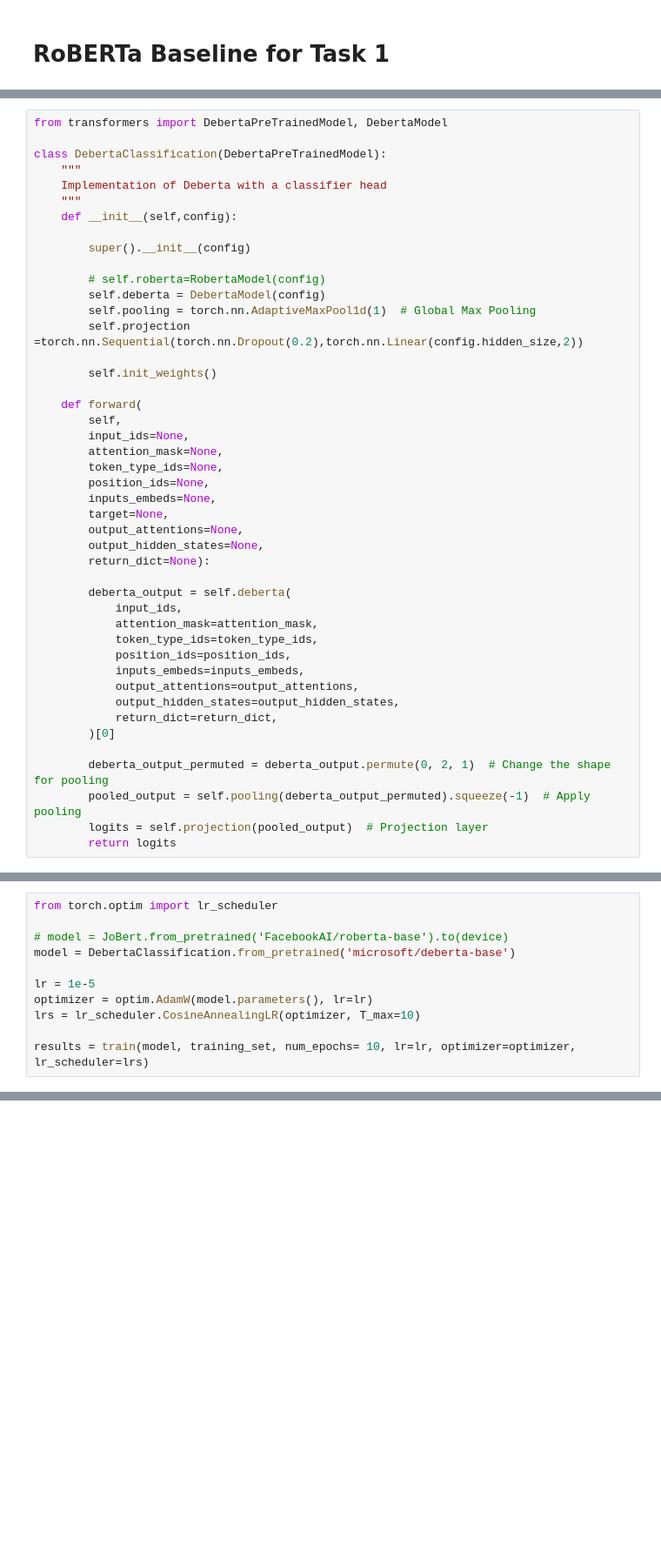
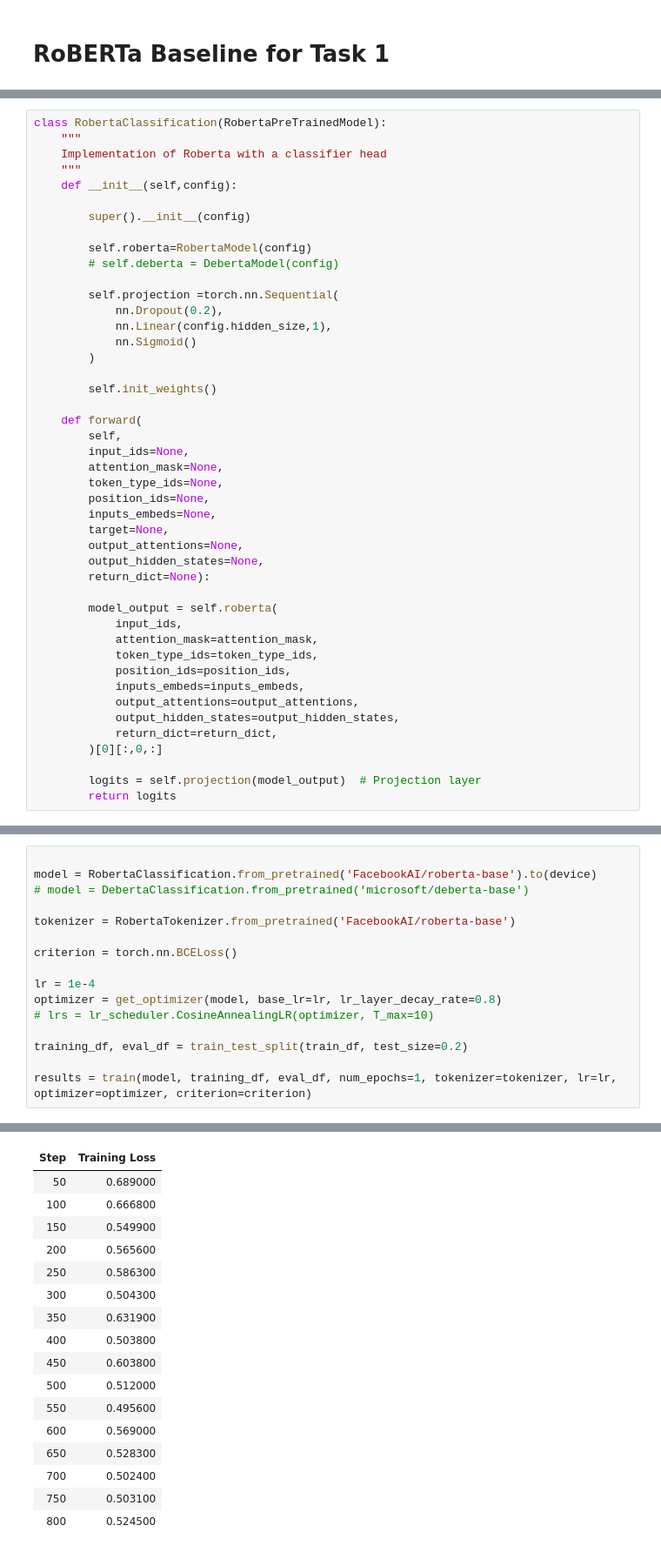
Before and after one commit to Etyl/pcl-detection, a Jupyter notebook: training.ipynb, the cells around one changed output, grey strips where cells are left out. Shown: that part at 87% size. Drawn from its saved outputs; the diff is of its cells as text; blank space fills up the shorter version.

```diff
--- a/training.ipynb
+++ b/training.ipynb
@@ -61,18 +85,20 @@ training_set
 # %%
-from transformers import DebertaPreTrainedModel, DebertaModel
-
-class DebertaClassification(DebertaPreTrainedModel):
+class RobertaClassification(RobertaPreTrainedModel):
     """
-    Implementation of Deberta with a classifier head
+    Implementation of Roberta with a classifier head
     """
     def __init__(self,config):
 
         super().__init__(config)
 
-        # self.roberta=RobertaModel(config)
-        self.deberta = DebertaModel(config)
-        self.pooling = torch.nn.AdaptiveMaxPool1d(1)  # Global Max Pooling
-        self.projection =torch.nn.Sequential(torch.nn.Dropout(0.2),torch.nn.Linear(config.hidden_size,2))
+        self.roberta=RobertaModel(config)
+        # self.deberta = DebertaModel(config)
+
+        self.projection =torch.nn.Sequential(
+            nn.Dropout(0.2),
+            nn.Linear(config.hidden_size,1),
+            nn.Sigmoid()
+        )
 
         self.init_weights()
 
@@ -88,7 +114,7 @@ class DebertaClassification(DebertaPreTrainedModel):
         output_hidden_states=None,
         return_dict=None):
 
-        deberta_output = self.deberta(
+        model_output = self.roberta(
             input_ids,
             attention_mask=attention_mask,
             token_type_ids=token_type_ids,
@@ -97,9 +123,7 @@ class DebertaClassification(DebertaPreTrainedModel):
             output_attentions=output_attentions,
             output_hidden_states=output_hidden_states,
             return_dict=return_dict,
-        )[0]
+        )[0][:,0,:]
 
-        deberta_output_permuted = deberta_output.permute(0, 2, 1)  # Change the shape for pooling
-        pooled_output = self.pooling(deberta_output_permuted).squeeze(-1)  # Apply pooling
-        logits = self.projection(pooled_output)  # Projection layer
+        logits = self.projection(model_output)  # Projection layer
         return logits
@@ -245,11 +349,17 @@ def evaluate(model, tokenizer, data_loader, score=True):
 # %%
-from torch.optim import lr_scheduler
 
-# model = JoBert.from_pretrained('FacebookAI/roberta-base').to(device)
-model = DebertaClassification.from_pretrained('microsoft/deberta-base')
+model = RobertaClassification.from_pretrained('FacebookAI/roberta-base').to(device)
+# model = DebertaClassification.from_pretrained('microsoft/deberta-base')
 
-lr = 1e-5
-optimizer = optim.AdamW(model.parameters(), lr=lr)
-lrs = lr_scheduler.CosineAnnealingLR(optimizer, T_max=10)
+tokenizer = RobertaTokenizer.from_pretrained('FacebookAI/roberta-base')
 
-results = train(model, training_set, num_epochs= 10, lr=lr, optimizer=optimizer, lr_scheduler=lrs)
+criterion = torch.nn.BCELoss()
+
+lr = 1e-4
+optimizer = get_optimizer(model, base_lr=lr, lr_layer_decay_rate=0.8)
+# lrs = lr_scheduler.CosineAnnealingLR(optimizer, T_max=10)
+
+training_df, eval_df = train_test_split(train_df, test_size=0.2)
+
+results = train(model, training_df, eval_df, num_epochs=1, tokenizer=tokenizer, lr=lr, optimizer=optimizer, criterion=criterion)
+# %% [output]
@@ -255,0 +370,17 @@ results = train(model, training_set, num_epochs= 10, lr=lr, optimizer=optimizer,
+| Step | Training Loss |
+| 50 | 0.689000 |
+| 100 | 0.666800 |
+| 150 | 0.549900 |
+| 200 | 0.565600 |
+| 250 | 0.586300 |
+| 300 | 0.504300 |
+| 350 | 0.631900 |
+| 400 | 0.503800 |
+| 450 | 0.603800 |
+| 500 | 0.512000 |
+| 550 | 0.495600 |
+| 600 | 0.569000 |
+| 650 | 0.528300 |
+| 700 | 0.502400 |
+| 750 | 0.503100 |
+| 800 | 0.524500 |
```
Also changed, not shown: parts of 22 cells of this notebook, 1 other file.
